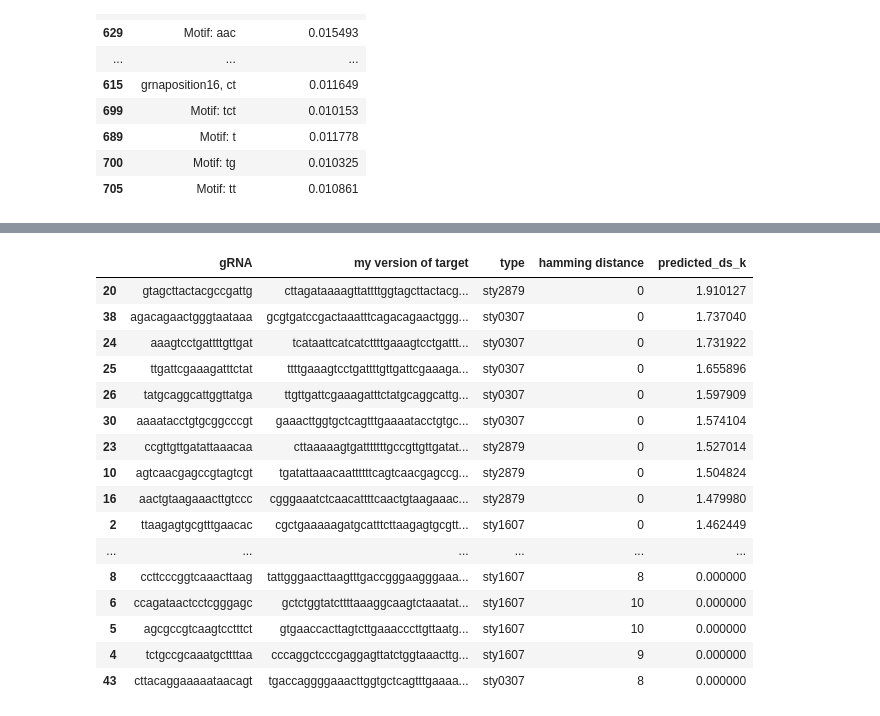
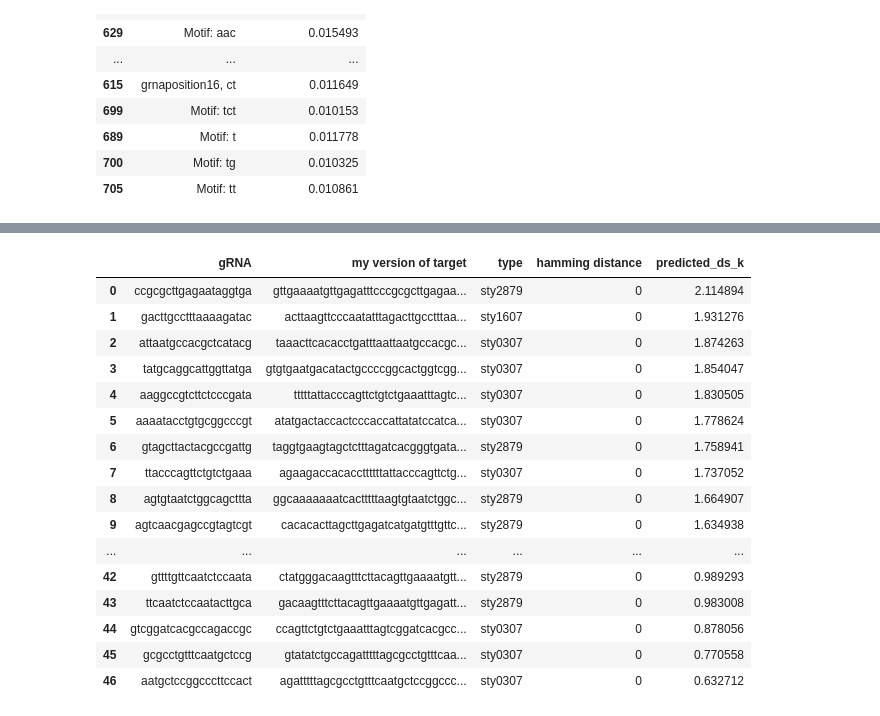
Before and after one commit to brendanhuo/IIB_project, a Jupyter notebook: Typhi_analysis.ipynb, the cells around one changed output, grey strips where cells are left out. Drawn from its saved outputs; the diff is of its cells as text; code cells hidden in the pictures.

Commit message:
Update to typhi analysis to include target complements

```diff
--- a/Typhi_analysis.ipynb
+++ b/Typhi_analysis.ipynb
@@ -17,3 +17,12 @@ typhi_records.gRNA[0],typhi_records.Type[0],typhi_records_targets.Sequence[0],ty
  'sty1607',
  'tttaaaagcatttgcggcagagaaaggacttgacggcgctgaaaaagatgcatttcttaagagtgcgtttgaacacttacatgcactaagtaaggctggtgaaccacttagtcttgaaacccttgttaatgccatttggccccaggctcccgaggagttatctggtaaacttgctgctgaagagttggagttatcgga ...
  'sty1607')
+# %%
+dict_base = {'a':'t','c':'g','t':'a','g':'c'}
+dict_base['a']
+def getComplement(target):
+    comp = []
+    for i in range(len(target)):
+        comp.append(dict_base[target[-i-1]])
+    return "".join(np.array(comp).ravel())
+getComplement(typhi_records_targets.Sequence[0])
@@ -21,16 +32,37 @@ typhi_records.gRNA[0],typhi_records.Type[0],typhi_records_targets.Sequence[0],ty
 #Find best alignment for gRNA against target
 def align(target, grna):
     max = 0
+    comptarget = getComplement(target)
+    comp = False
     #For every starting position of target
     for k in range(len(target)):
       count = 0
+      countcomp = 0
       #For every nucleotide of the gRNA sequence
       for l in range(min(len(target[k:]),len(grna))):
         if target[k+l] == grna[l]:
           count += 1
+        if comptarget[k+l] == grna[l]:
+          countcomp += 1
       if count >= max:
         max = count
         position = k
+      if countcomp >= max:
+        max = countcomp
+        position = k
+        comp = True
     if position < 20 or position + 40 > len(target):
       return None,0
+
+    if comp:
+      return comptarget[position-20:position+40],max
+
     return target[position-20:position+40],max
+# %%
+for k in range(53):
+    selected = False
+    for i in range(len(typhi_records_targets)):
+        target = typhi_records_targets.Sequence[i]
+        if typhi_records.gRNA[k] in target or typhi_records.gRNA[k] in getComplement(target):
+            selected = True
+    print(selected)
@@ -78,7 +135,6 @@ def one_hot_encode_duplets(seq):
       seq2.append(mapping[seq[i:i+2]])
     return np.eye(16)[seq2]
 def calcGC(seq):
-  gc_content = []
   count = 0
   for l in range(len(seq)):
     if seq[l] == 'g' or seq[l] == 'c':
@@ -150,24 +207,24 @@ for i in range(len(y_pred)):
 # %%
 df = pd.DataFrame({'gRNA':true_typhi_records, 'my version of target':true_typhi_target, 'type':true_typhi_type, 'hamming distance':true_typhi_hamming,'predicted_ds_k':y_pred})
 df = df.sort_values('predicted_ds_k', ascending = False)
-
+df = df.reset_index(drop = True)
 df.to_csv('./Outputs/typhi_kvalues_prediction.csv')
 df
 # %% [output]
 |  | gRNA | my version of target | type | hamming distance | predicted_ds_k |
-| 20 | gtagcttactacgccgattg | cttagataaaagttattttggtagcttactacg... | sty2879 | 0 | 1.910127 |
-| 38 | agacagaactgggtaataaa | gcgtgatccgactaaatttcagacagaactggg... | sty0307 | 0 | 1.737040 |
-| 24 | aaagtcctgattttgttgat | tcataattcatcatcttttgaaagtcctgattt... | sty0307 | 0 | 1.731922 |
-| 25 | ttgattcgaaagatttctat | ttttgaaagtcctgattttgttgattcgaaaga... | sty0307 | 0 | 1.655896 |
-| 26 | tatgcaggcattggttatga | ttgttgattcgaaagatttctatgcaggcattg... | sty0307 | 0 | 1.597909 |
-| 30 | aaaatacctgtgcggcccgt | gaaacttggtgctcagtttgaaaatacctgtgc... | sty0307 | 0 | 1.574104 |
-| 23 | ccgttgttgatattaaacaa | cttaaaaagtgatttttttgccgttgttgatat... | sty2879 | 0 | 1.527014 |
-| 10 | agtcaacgagccgtagtcgt | tgatattaaacaattttttcagtcaacgagccg... | sty2879 | 0 | 1.504824 |
-| 16 | aactgtaagaaacttgtccc | cgggaaatctcaacattttcaactgtaagaaac... | sty2879 | 0 | 1.479980 |
-| 2 | ttaagagtgcgtttgaacac | cgctgaaaaagatgcatttcttaagagtgcgtt... | sty1607 | 0 | 1.462449 |
+| 0 | ccgcgcttgagaataggtga | gttgaaaatgttgagatttcccgcgcttgagaa... | sty2879 | 0 | 2.114894 |
+| 1 | gacttgcctttaaaagatac | acttaagttcccaatatttagacttgcctttaa... | sty1607 | 0 | 1.931276 |
+| 2 | attaatgccacgctcatacg | taaacttcacacctgatttaattaatgccacgc... | sty0307 | 0 | 1.874263 |
+| 3 | tatgcaggcattggttatga | gtgtgaatgacatactgccccggcactggtcgg... | sty0307 | 0 | 1.854047 |
+| 4 | aaggccgtcttctcccgata | tttttattacccagttctgtctgaaatttagtc... | sty0307 | 0 | 1.830505 |
+| 5 | aaaatacctgtgcggcccgt | atatgactaccactcccaccattatatccatca... | sty0307 | 0 | 1.778624 |
+| 6 | gtagcttactacgccgattg | taggtgaagtagctctttagatcacgggtgata... | sty2879 | 0 | 1.758941 |
+| 7 | ttacccagttctgtctgaaa | agaagaccacaccttttttattacccagttctg... | sty0307 | 0 | 1.737052 |
+| 8 | agtgtaatctggcagcttta | ggcaaaaaaatcactttttaagtgtaatctggc... | sty2879 | 0 | 1.664907 |
+| 9 | agtcaacgagccgtagtcgt | cacacacttagcttgagatcatgatgtttgttc... | sty2879 | 0 | 1.634938 |
 | ... | ... | ... | ... | ... | ... |
-| 8 | ccttcccggtcaaacttaag | tattgggaacttaagtttgaccgggaagggaaa... | sty1607 | 8 | 0.000000 |
-| 6 | ccagataactcctcgggagc | gctctggtatcttttaaaggcaagtctaaatat... | sty1607 | 10 | 0.000000 |
-| 5 | agcgccgtcaagtcctttct | gtgaaccacttagtcttgaaacccttgttaatg... | sty1607 | 10 | 0.000000 |
-| 4 | tctgccgcaaatgcttttaa | cccaggctcccgaggagttatctggtaaacttg... | sty1607 | 9 | 0.000000 |
-| 43 | cttacaggaaaaataacagt | tgaccaggggaaacttggtgctcagtttgaaaa... | sty0307 | 8 | 0.000000 |
+| 42 | gttttgttcaatctccaata | ctatgggacaagtttcttacagttgaaaatgtt... | sty2879 | 0 | 0.989293 |
+| 43 | ttcaatctccaatacttgca | gacaagtttcttacagttgaaaatgttgagatt... | sty2879 | 0 | 0.983008 |
+| 44 | gtcggatcacgccagaccgc | ccagttctgtctgaaatttagtcggatcacgcc... | sty0307 | 0 | 0.878056 |
+| 45 | gcgcctgtttcaatgctccg | gtatatctgccagatttttagcgcctgtttcaa... | sty0307 | 0 | 0.770558 |
+| 46 | aatgctccggcccttccact | agatttttagcgcctgtttcaatgctccggccc... | sty0307 | 0 | 0.632712 |
```
Also changed, not shown: parts of 4 cells of this notebook, 1 other file.
